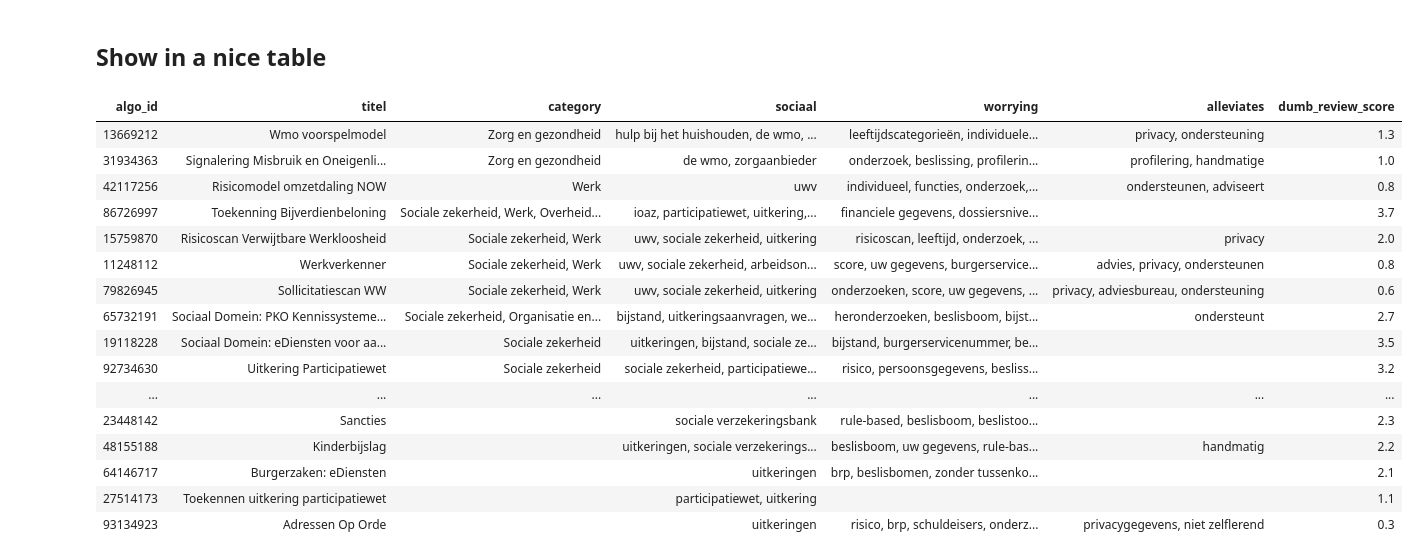
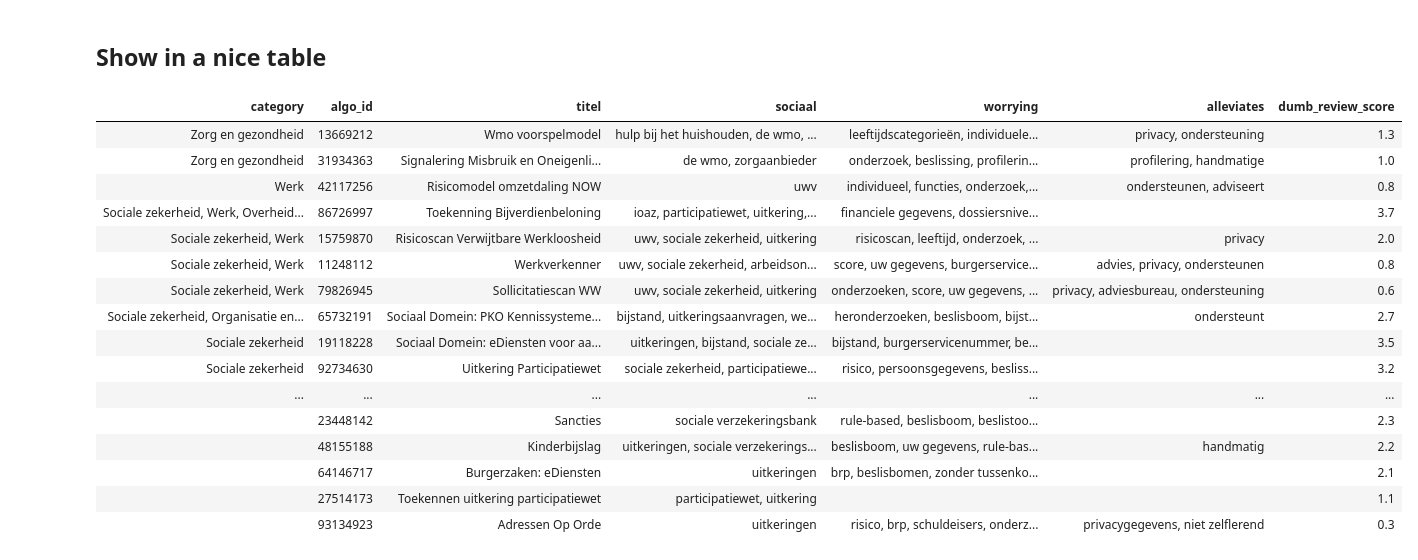
Before and after one commit to WetSuiteLeiden/example-notebooks, a Jupyter notebook: specific-experiments/review-algoritmeregister/algoritmeregister.ipynb, the cells around one changed output. Cells and saved outputs as stored; diff of their text form; code cells hidden in the pictures.

Commit message:
slightly nicer pandas syntax-fu

```diff
--- a/specific-experiments/review-algoritmeregister/algoritmeregister.ipynb
+++ b/specific-experiments/review-algoritmeregister/algoritmeregister.ipynb
@@ -543,37 +543,38 @@ for algo_id, details in filtered_data.items():
 # %%
 ## we use pandas again, mostly because it lets us control formatting
 with pandas.option_context('display.min_rows', 1000, 'display.max_rows', 1000): # don't truncate on viewing this table
     df = pandas.DataFrame(filtered_data.values()) # make it a pandas table again
-    # the following is varied syntax-fu to get pandas to do specific things.
-    minusone = df[:] .drop('textlist', axis=1)  # make copy just for display, remove that "all text here" field we made earlier
 
-    display( minusone
-        [ (minusone['sociaal'].str.len()>0) ] # select only items that had any words indicating it's a social security thing: NOTE: comment out this line to see all
+    display( df
+        [['category', 'algo_id', 'titel', 'sociaal', 'worrying', 'alleviates', 'dumb_review_score']] # filters out 'textlist' and also forces column ordering  order
+        [ (df['sociaal'].str.len()>0) ] # select only items that had any words indicating it's a social security thing:   NOTE: comment out this line to see ALL algorithms
         .sort_values(['category','dumb_review_score'],ascending=False) # sort by category, then score (to see the 'Sociale zekerheid' cases grouped / see most troublesome per group)
-        .style.format({ # display the table slightly prettier
+
+        # display the table slightly prettier:
+        .style.format({
             'algo_id':    lambda x:'<a href="https://algoritmes.overheid.nl/nl/algoritme/IGNOREME/%s#algemeneInformatie">%s</a>'%(x,x), # make algorithm IDs link to the website
             'sociaal':    lambda x:', '.join(x),    # (the rest of these are minor formatting, that we could do without)
             'worrying':   lambda x:', '.join(x),
             'alleviates': lambda x:', '.join(x),
             'dumb_review_score': lambda x:'%.1f'%x
         })
         .hide(axis="index") # hide pandas's index column
     )
 # %% [output]
-| algo_id | titel | category | sociaal | worrying | alleviates | dumb_review_score |
-| 13669212 | Wmo voorspelmodel | Zorg en gezondheid | hulp bij het huishouden, de wmo, ... | leeftijdscategorieën, individuele... | privacy, ondersteuning | 1.3 |
-| 31934363 | Signalering Misbruik en Oneigenli... | Zorg en gezondheid | de wmo, zorgaanbieder | onderzoek, beslissing, profilerin... | profilering, handmatige | 1.0 |
-| 42117256 | Risicomodel omzetdaling NOW | Werk | uwv | individueel, functies, onderzoek,... | ondersteunen, adviseert | 0.8 |
-| 86726997 | Toekenning Bijverdienbeloning | Sociale zekerheid, Werk, Overheid... | ioaz, participatiewet, uitkering,... | financiele gegevens, dossiersnive... |  | 3.7 |
-| 15759870 | Risicoscan Verwijtbare Werkloosheid | Sociale zekerheid, Werk | uwv, sociale zekerheid, uitkering | risicoscan, leeftijd, onderzoek, ... | privacy | 2.0 |
-| 11248112 | Werkverkenner | Sociale zekerheid, Werk | uwv, sociale zekerheid, arbeidson... | score, uw gegevens, burgerservice... | advies, privacy, ondersteunen | 0.8 |
-| 79826945 | Sollicitatiescan WW | Sociale zekerheid, Werk | uwv, sociale zekerheid, uitkering | onderzoeken, score, uw gegevens, ... | privacy, adviesbureau, ondersteuning | 0.6 |
-| 65732191 | Sociaal Domein: PKO Kennissysteme... | Sociale zekerheid, Organisatie en... | bijstand, uitkeringsaanvragen, we... | heronderzoeken, beslisboom, bijst... | ondersteunt | 2.7 |
-| 19118228 | Sociaal Domein: eDiensten voor aa... | Sociale zekerheid | uitkeringen, bijstand, sociale ze... | bijstand, burgerservicenummer, be... |  | 3.5 |
-| 92734630 | Uitkering Participatiewet | Sociale zekerheid | sociale zekerheid, participatiewe... | risico, persoonsgegevens, besliss... |  | 3.2 |
+| category | algo_id | titel | sociaal | worrying | alleviates | dumb_review_score |
+| Zorg en gezondheid | 13669212 | Wmo voorspelmodel | hulp bij het huishouden, de wmo, ... | leeftijdscategorieën, individuele... | privacy, ondersteuning | 1.3 |
+| Zorg en gezondheid | 31934363 | Signalering Misbruik en Oneigenli... | de wmo, zorgaanbieder | onderzoek, beslissing, profilerin... | profilering, handmatige | 1.0 |
+| Werk | 42117256 | Risicomodel omzetdaling NOW | uwv | individueel, functies, onderzoek,... | ondersteunen, adviseert | 0.8 |
+| Sociale zekerheid, Werk, Overheid... | 86726997 | Toekenning Bijverdienbeloning | ioaz, participatiewet, uitkering,... | financiele gegevens, dossiersnive... |  | 3.7 |
+| Sociale zekerheid, Werk | 15759870 | Risicoscan Verwijtbare Werkloosheid | uwv, sociale zekerheid, uitkering | risicoscan, leeftijd, onderzoek, ... | privacy | 2.0 |
+| Sociale zekerheid, Werk | 11248112 | Werkverkenner | uwv, sociale zekerheid, arbeidson... | score, uw gegevens, burgerservice... | advies, privacy, ondersteunen | 0.8 |
+| Sociale zekerheid, Werk | 79826945 | Sollicitatiescan WW | uwv, sociale zekerheid, uitkering | onderzoeken, score, uw gegevens, ... | privacy, adviesbureau, ondersteuning | 0.6 |
+| Sociale zekerheid, Organisatie en... | 65732191 | Sociaal Domein: PKO Kennissysteme... | bijstand, uitkeringsaanvragen, we... | heronderzoeken, beslisboom, bijst... | ondersteunt | 2.7 |
+| Sociale zekerheid | 19118228 | Sociaal Domein: eDiensten voor aa... | uitkeringen, bijstand, sociale ze... | bijstand, burgerservicenummer, be... |  | 3.5 |
+| Sociale zekerheid | 92734630 | Uitkering Participatiewet | sociale zekerheid, participatiewe... | risico, persoonsgegevens, besliss... |  | 3.2 |
 | ... | ... | ... | ... | ... | ... | ... |
-| 23448142 | Sancties |  | sociale verzekeringsbank | rule-based, beslisboom, beslistoo... |  | 2.3 |
-| 48155188 | Kinderbijslag |  | uitkeringen, sociale verzekerings... | beslisboom, uw gegevens, rule-bas... | handmatig | 2.2 |
-| 64146717 | Burgerzaken: eDiensten |  | uitkeringen | brp, beslisbomen, zonder tussenko... |  | 2.1 |
-| 27514173 | Toekennen uitkering participatiewet |  | participatiewet, uitkering |  |  | 1.1 |
-| 93134923 | Adressen Op Orde |  | uitkeringen | risico, brp, schuldeisers, onderz... | privacygegevens, niet zelflerend | 0.3 |
+|  | 23448142 | Sancties | sociale verzekeringsbank | rule-based, beslisboom, beslistoo... |  | 2.3 |
+|  | 48155188 | Kinderbijslag | uitkeringen, sociale verzekerings... | beslisboom, uw gegevens, rule-bas... | handmatig | 2.2 |
+|  | 64146717 | Burgerzaken: eDiensten | uitkeringen | brp, beslisbomen, zonder tussenko... |  | 2.1 |
+|  | 27514173 | Toekennen uitkering participatiewet | participatiewet, uitkering |  |  | 1.1 |
+|  | 93134923 | Adressen Op Orde | uitkeringen | risico, brp, schuldeisers, onderz... | privacygegevens, niet zelflerend | 0.3 |
```
